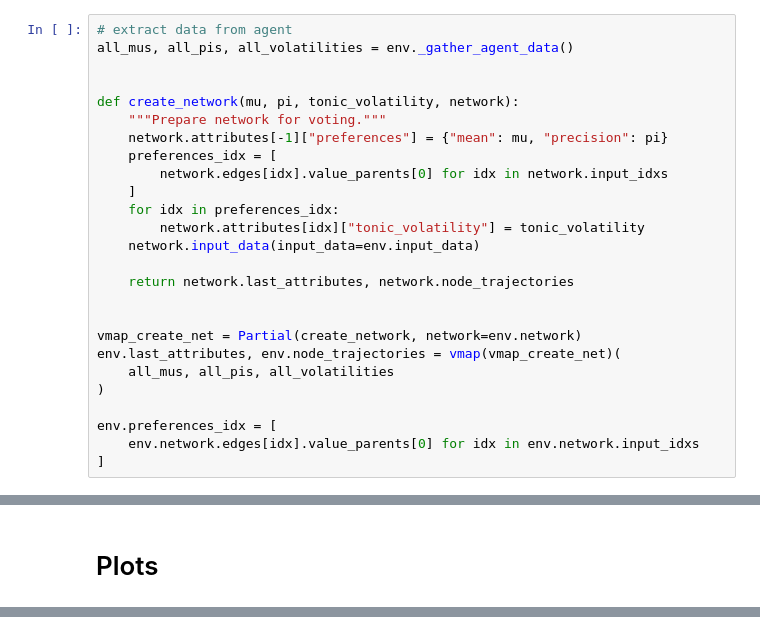
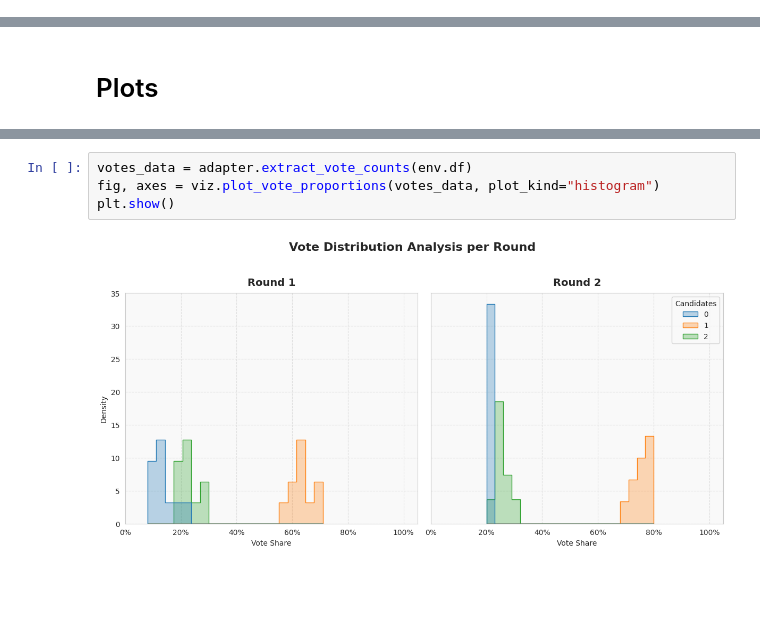
Before and after one commit to centre-for-humanities-computing/european-city-inference, a Jupyter notebook: notebooks/main.ipynb, the cells around one changed output, grey strips where cells are left out. Drawn from its saved outputs; the diff is of its cells as text; blank space fills up the shorter version.

```diff
--- a/notebooks/main.ipynb
+++ b/notebooks/main.ipynb
@@ -39,28 +32,2 @@ Compilation complete.
 # %% [markdown]
 # Network
-# %%
-# extract data from agent
-all_mus, all_pis, all_volatilities = env._gather_agent_data()
-
-
-def create_network(mu, pi, tonic_volatility, network):
-    """Prepare network for voting."""
-    network.attributes[-1]["preferences"] = {"mean": mu, "precision": pi}
-    preferences_idx = [
-        network.edges[idx].value_parents[0] for idx in network.input_idxs
-    ]
-    for idx in preferences_idx:
-        network.attributes[idx]["tonic_volatility"] = tonic_volatility
-    network.input_data(input_data=env.input_data)
-
-    return network.last_attributes, network.node_trajectories
-
-
-vmap_create_net = Partial(create_network, network=env.network)
-env.last_attributes, env.node_trajectories = vmap(vmap_create_net)(
-    all_mus, all_pis, all_volatilities
-)
-
-env.preferences_idx = [
-    env.network.edges[idx].value_parents[0] for idx in env.network.input_idxs
-]
@@ -188,0 +81,6 @@ NameError: name 'voting_system' is not defined
+# %%
+votes_data = adapter.extract_vote_counts(env.df)
+fig, axes = viz.plot_vote_proportions(votes_data, plot_kind="histogram")
+plt.show()
+# %% [output]
+[figure, added]
```
Also changed, not shown: parts of 17 cells of this notebook, 1 other file.
